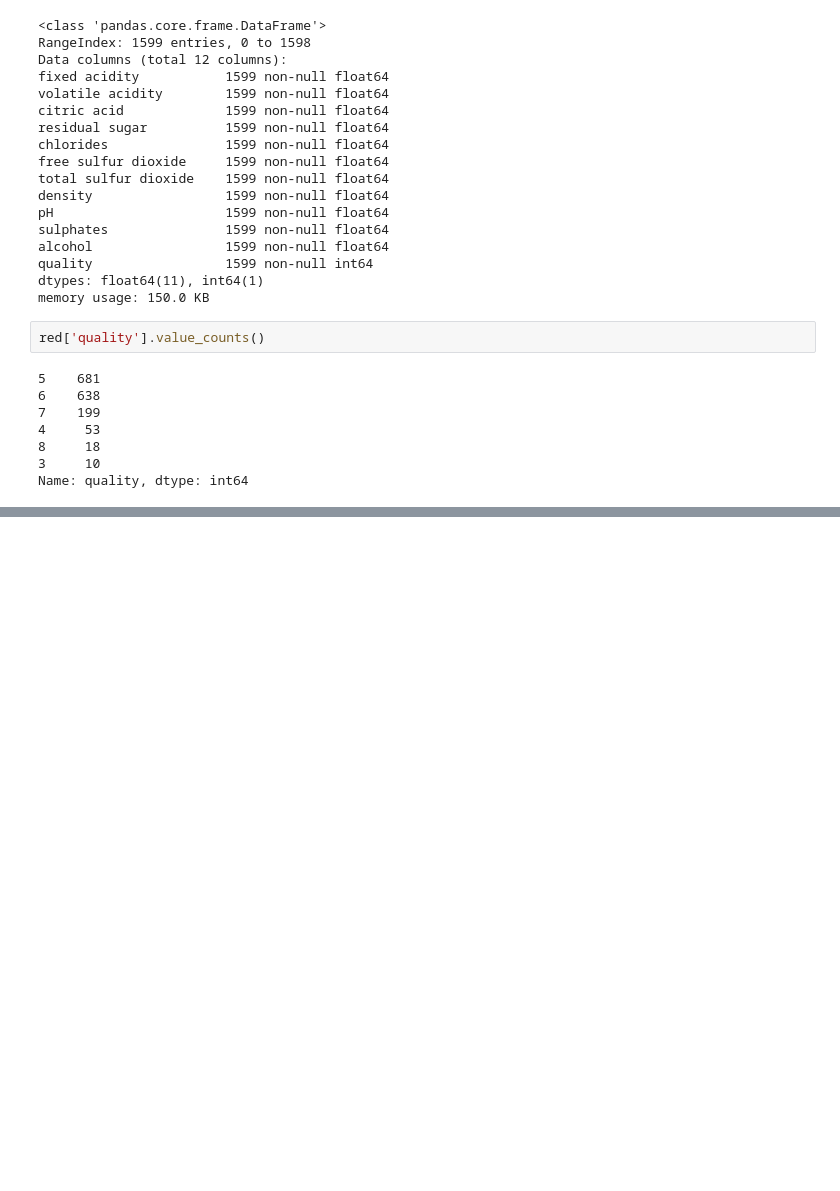
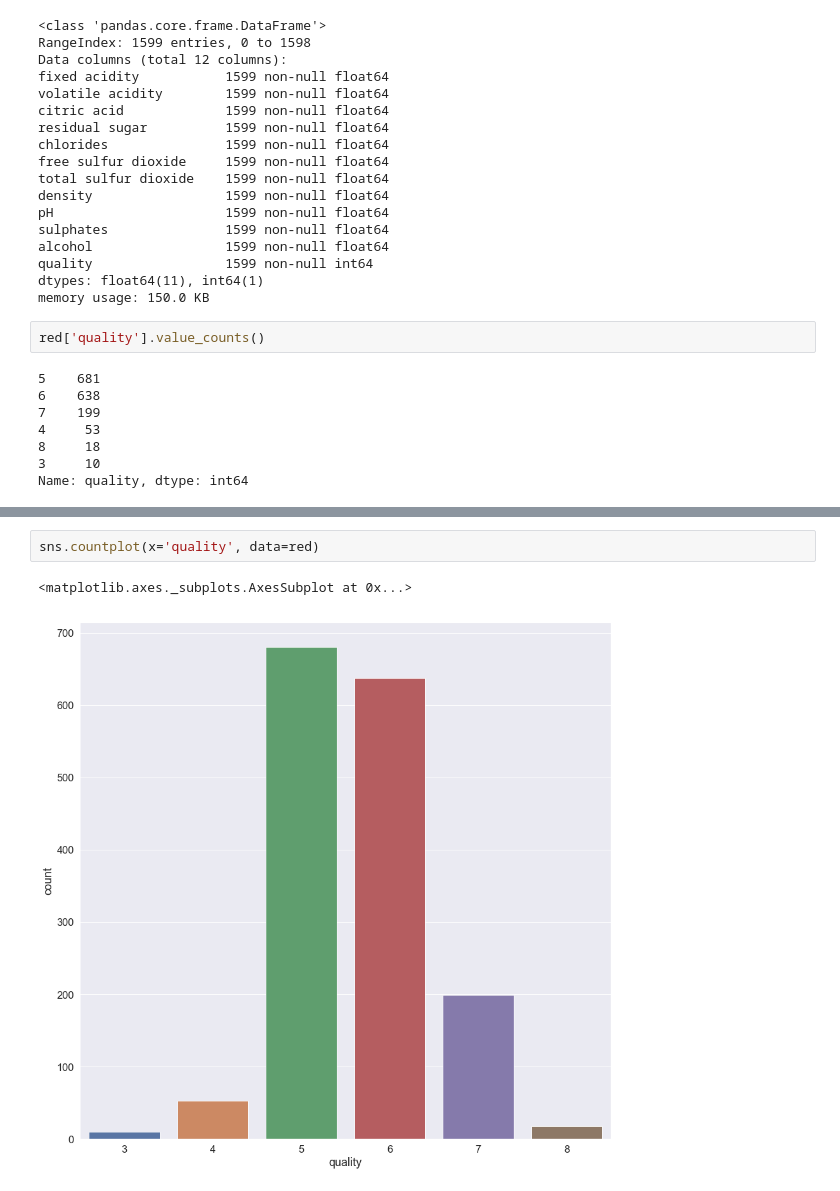
Before and after one commit to sohyeondian/red_wine, a Jupyter notebook: 00. red wine_kaggle.ipynb, the cells around one changed output, grey strips where cells are left out. Cells and saved outputs as stored; diff of their text form; blank space fills up the shorter version.

```diff
--- a/00. red wine_kaggle.ipynb
+++ b/00. red wine_kaggle.ipynb
@@ -57,0 +106,5 @@ plt.show()
+# %%
+sns.countplot(x='quality', data=red)
+# %% [output]
+<matplotlib.axes._subplots.AxesSubplot at 0x...>
+[figure, added]
```
Also changed, not shown: parts of 6 cells of this notebook, 1 other file.
